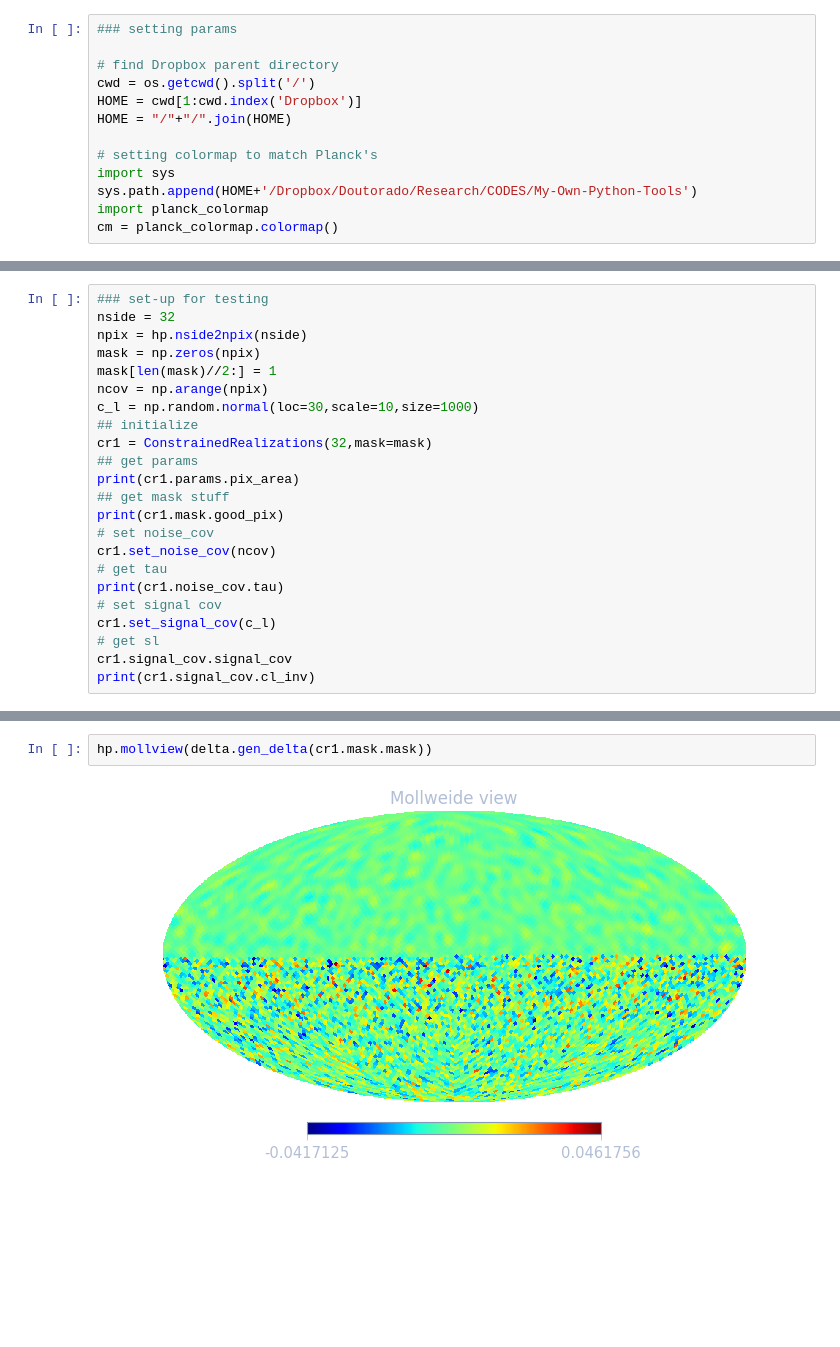
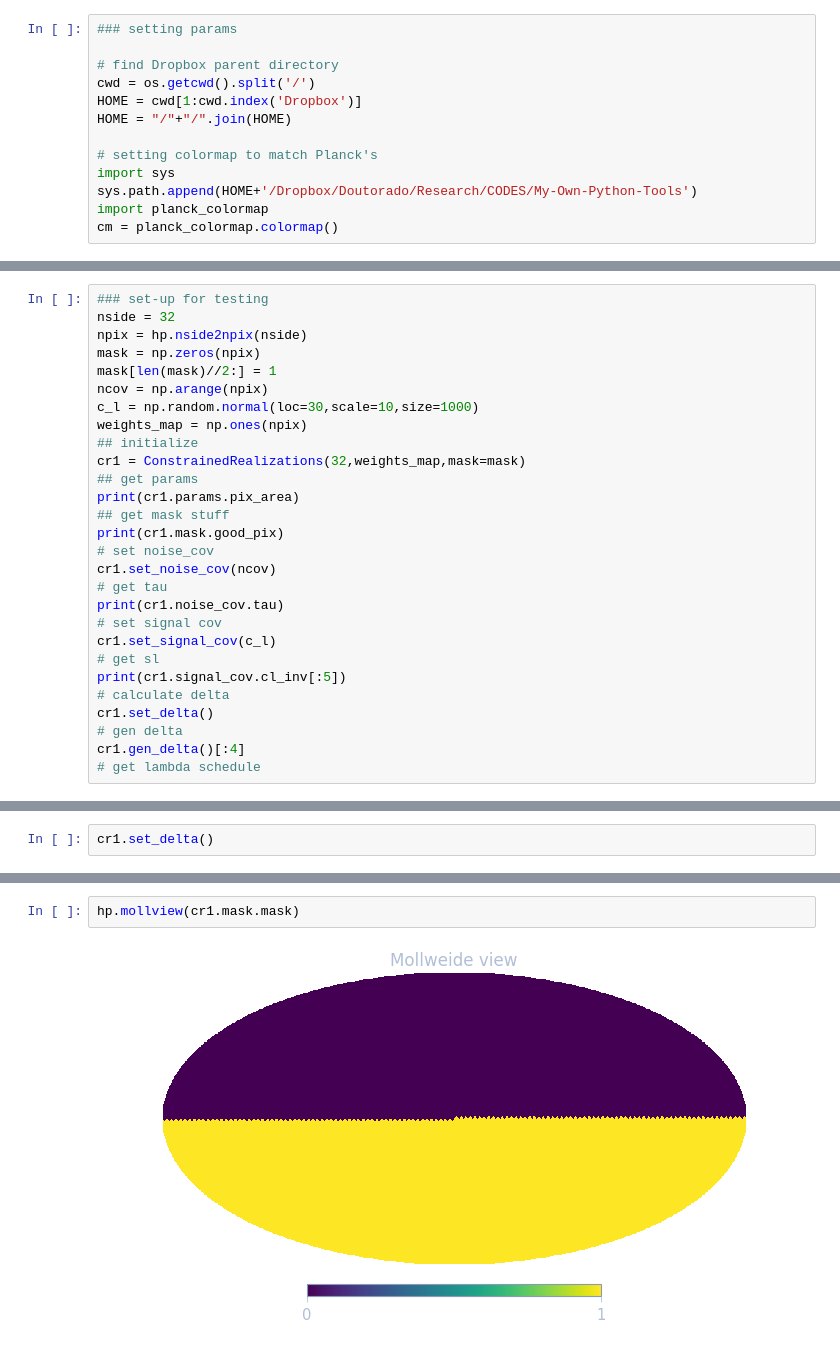
Before and after one commit to modw/constrained-realizations, a Jupyter notebook: Setting up the Constrained Realizations classes.ipynb, the cells around one changed output, grey strips where cells are left out. Cells and saved outputs as stored; diff of their text form; blank space fills up the shorter version.

Commit message:
added set and gen delta methods; create transform function and added method to CS class

```diff
--- a/Setting up the Constrained Realizations classes.ipynb
+++ b/Setting up the Constrained Realizations classes.ipynb
@@ -134,8 +182,9 @@ mask = np.zeros(npix)
 mask[len(mask)//2:] = 1
 ncov = np.arange(npix)
 c_l = np.random.normal(loc=30,scale=10,size=1000)
+weights_map = np.ones(npix)
 ## initialize
-cr1 = ConstrainedRealizations(32,mask=mask)
+cr1 = ConstrainedRealizations(32,weights_map,mask=mask)
 ## get params
 print(cr1.params.pix_area)
 ## get mask stuff
@@ -147,8 +196,12 @@ print(cr1.noise_cov.tau)
 # set signal cov
 cr1.set_signal_cov(c_l)
 # get sl
-cr1.signal_cov.signal_cov
-print(cr1.signal_cov.cl_inv)
+print(cr1.signal_cov.cl_inv[:5])
+# calculate delta
+cr1.set_delta()
+# gen delta
+cr1.gen_delta()[:4]
+# get lambda schedule
 # %% [output]
 0.0010226538585904274
 [False False False ...,  True  True  True]
@@ -166,0 +211,2 @@ delta = Delta(cr1.noise_cov.noise_cov,cr1.signal_cov.cl_inv,cr1.mask.mask,cr1.pa
+# %%
+cr1.set_delta()
@@ -167,4 +217,4 @@ delta = Delta(cr1.noise_cov.noise_cov,cr1.signal_cov.cl_inv,cr1.mask.mask,cr1.pa
 # %%
-hp.mollview(delta.gen_delta(cr1.mask.mask))
+hp.mollview(cr1.mask.mask)
 # %% [output]
-[figure, old version]
+[figure, new version]
```
Also changed, not shown: parts of 9 cells of this notebook.
